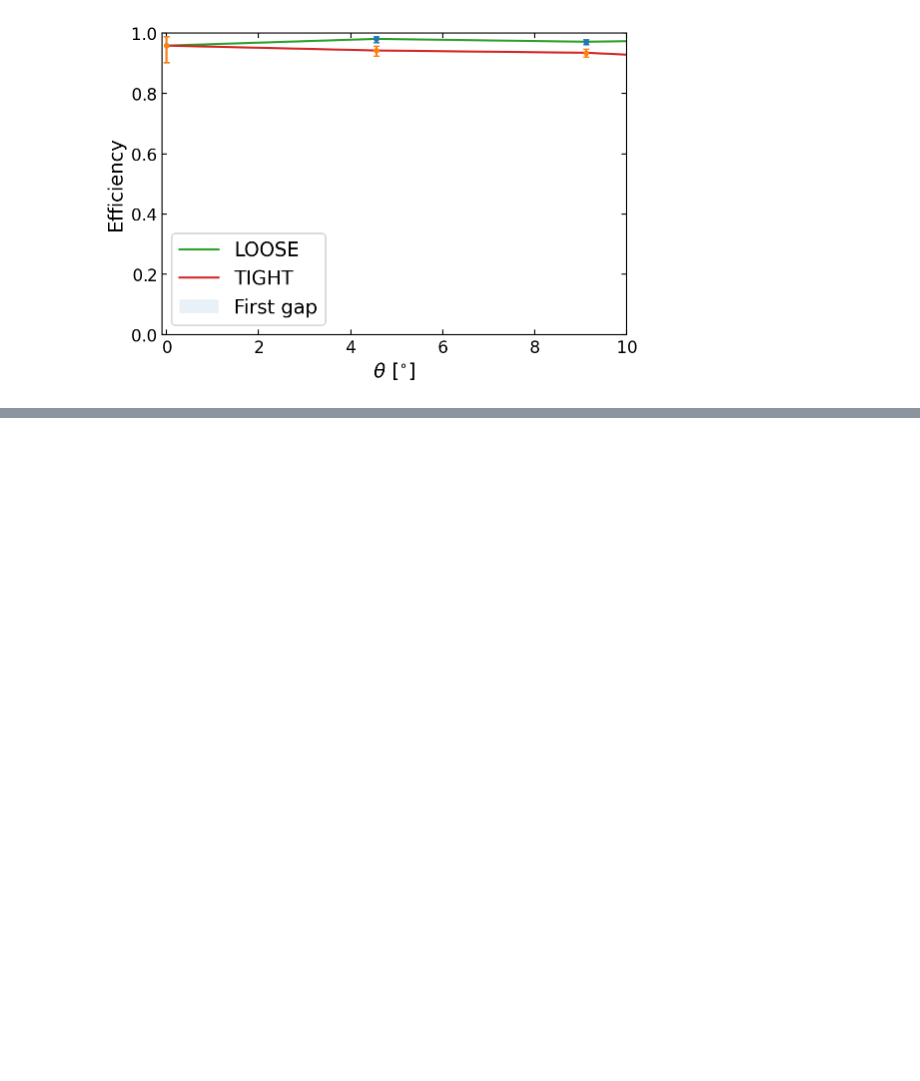
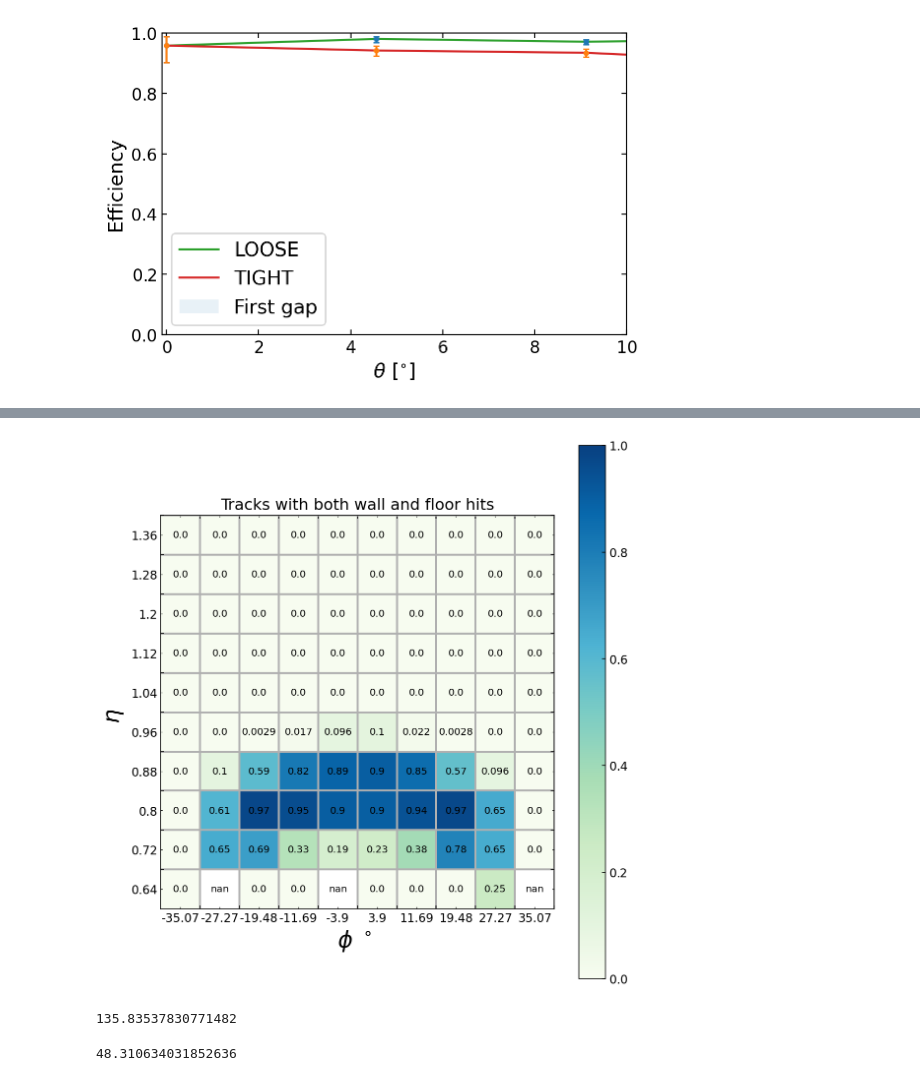
Before and after one commit to Abdulrahma-M/Mathusla_Effeciency_Grid, a Jupyter notebook: 05_single_track_study-large_angle.ipynb, the cells around one changed output, grey strips where cells are left out. Saved outputs shown, nothing was run; the diff lists cells and outputs as text; code cells hidden in the pictures; blank space fills up the shorter version.

```diff
--- a/05_single_track_study-large_angle.ipynb
+++ b/05_single_track_study-large_angle.ipynb
@@ -351,15 +472,16 @@ vis.plot_recon(ev)
 # %%
 # Make a fixed range cut for tight and looser track
-data=lsfit.get_km("/home/cfpuser/Mathusla/Mathusla_Effeciency_Grid-main/Data/Grid/Angular/20230605/063043/stat0.root")
+#data=lsfit.get_km(f"{Data_Dir}/hermtic_floor.root")
 recon = data["recon"]
 truth = data["truth"]
-diffx = recon[:,2]-truth[:,2]
-diffy = recon[:,0]-truth[:,0]
-diffvx = recon[:,6]-truth[:,6]
-diffvy = recon[:,4]-truth[:,4]
+diffx = recon[:,0]-truth[:,0]
+diffy = recon[:,2]-truth[:,2]
+diffvx = recon[:,4]-truth[:,4]
+diffvy = recon[:,5]-truth[:,5]
 mask_TIGHT  = (np.abs(diffx)<5) & (np.abs(diffy)<5) & (np.abs(diffvx)<0.5) & (np.abs(diffvy)<0.5)
 mask_LOOSER = (np.abs(diffx)<10) & (np.abs(diffy)<10) & (np.abs(diffvx)<1) & (np.abs(diffvy)<1)
 mask_Super_LOOSE = (np.abs(diffx)<15) & (np.abs(diffy)<15) & (np.abs(diffvx)<1.5) & (np.abs(diffvy)<1.5)
+
 eta=[]
 phi=[]
 data["eta"] = np.arctanh(data["truth"][:,6]/np.sqrt(data["truth"][:,4]**2 +data["truth"][:,5]**2 + data["truth"][:,6]**2))
@@ -367,10 +489,10 @@ data["phi"] = np.arctan(data["truth"][:,4]/data["truth"][:,5])
 for i in range(len(data["eta"])):
     eta.append(data["eta"][i])
     phi.append(data["phi"][i])
-n_cuts = 8
-bins_eta = np.linspace(eta_min_eff+2.5*0.085,eta_max_eff, n_cuts+1)
+n_cuts = 10
+bins_eta = np.linspace(0.6,1.4, n_cuts+1)
 bincenters_eta = 0.5*(bins_eta[1:]+bins_eta[:-1])
-bins_phi = np.linspace(-0.6236+0.085, 0.6236-0.085, n_cuts+1)
+bins_phi = np.linspace(-0.68,0.68, n_cuts+1)
 bincenters_phi = 0.5*(bins_phi[1:]+bins_phi[:-1])
 trackeff=[]
 
@@ -379,7 +501,7 @@ for i in range(n_cuts):
     mask = (eta>bins_eta[i])&(eta<bins_eta[i+1])
     for j in range(n_cuts):
         mask_phi = (phi>bins_phi[j])&(phi<bins_phi[j+1])
-        n_pass = sum(data["mask_recon_success"]&mask&mask_phi)
+        n_pass = sum(data["mask_recon_success"]&mask&mask_phi&data["wall_hit"])
         n_total = sum(mask&mask_phi)
         eff.append(n_pass/n_total)
     trackeff.append(eff)
@@ -391,37 +513,48 @@ import matplotlib.pyplot as plt
 import matplotlib.ticker as ticker
 
 
-fig, ax = plt.subplots(figsize=(10,10))
+fig, ax = plt.subplots(figsize=(8,8))
 nx, ny = trr.shape
 indx, indy = np.arange(nx), np.arange(ny)
 x, y = np.meshgrid(indx, indy)
-im=ax.imshow(trr, interpolation='nearest',cmap="GnBu" ) # plot grid values
+im=ax.imshow(trr, interpolation='nearest',cmap="GnBu" ,vmin=0, vmax=1 ) # plot grid values
 
 for xval, yval in zip(x.flatten(), y.flatten()):
     zval = trr[yval,xval]
 
     t = "{0:.2}".format(zval) # format value with 1 decimal point
     #c = 'w' if zval > 0.75 else 'k' # if dark-green, change text color to white
     ax.text(xval, yval, t, va='center', ha='center')
 #set tick marks for grid
-xlabels = np.round(bincenters_phi*57.2958,2)
-ylabels = np.round(bincenters_eta*57.2958,2)
+xlabels = np.round(bincenters_phi/np.pi*180,2)
+ylabels = np.round(bincenters_eta,2)
 ax.set_xticks(indx+0.5) # offset x/y ticks so gridlines run on border of boxes
 ax.set_yticks(indy+0.5)
 ax.grid(ls='-', lw=2)
 # the tick labels, if you want them centered need to be adjusted in
 # this special way.
 for a, ind, labels in zip((ax.xaxis, ax.yaxis), (indx, indy),
                           (xlabels, ylabels)):
     a.set_major_formatter(ticker.NullFormatter())
     a.set_minor_locator(ticker.FixedLocator(ind))
     a.set_minor_formatter(ticker.FixedFormatter(labels))
+
 fig.colorbar(im)
 ax.invert_yaxis()
-label = ax.set_ylabel('Eta $^\circ$ ', fontsize=19, c="red")
-label = ax.set_xlabel('phi $^\circ$ ', fontsize=19, c="red")
+label = ax.set_ylabel(r'$\eta$  ', fontsize=23, c="black")
+label = ax.set_xlabel(r'$\phi$ $^\circ$ ', fontsize= 23, c="black")
 ax.xaxis.set_label_coords(0.5, -0.05)
 ax.yaxis.set_label_coords(-0.09, 0.5)
 fig.tight_layout()
-ax.set_title("hemetic")
+ax.set_title("Tracks with both wall and floor hits")
 plt.show()
+# %% [output]
+[figure, added]
+# %%
+np.sqrt(65.5**2+119**2)
+# %% [output]
+135.83537830771482
+# %%
+eta2theta(0.8)
+# %% [output]
+48.310634031852636
```
Also changed, not shown: parts of 21 cells of this notebook.
